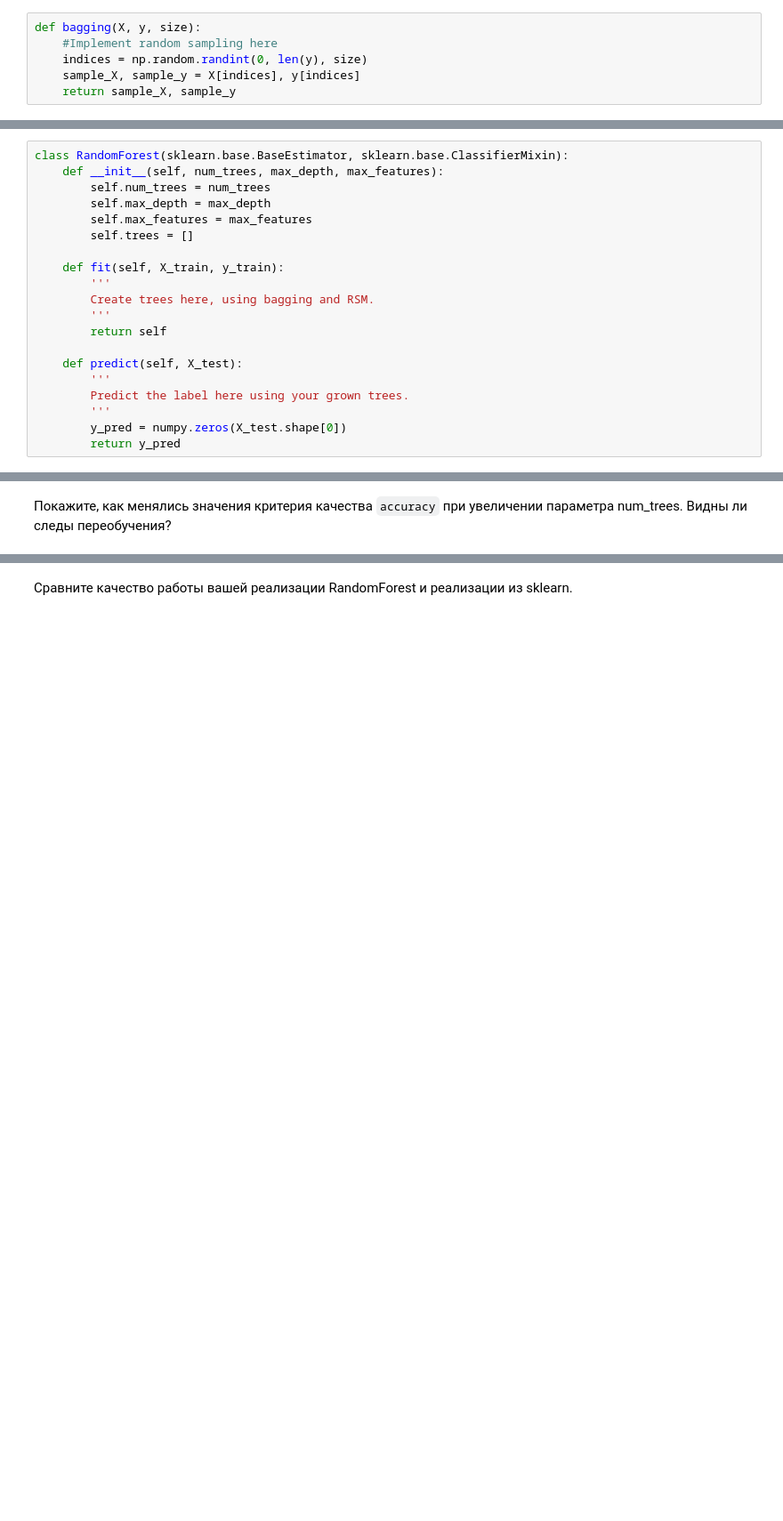
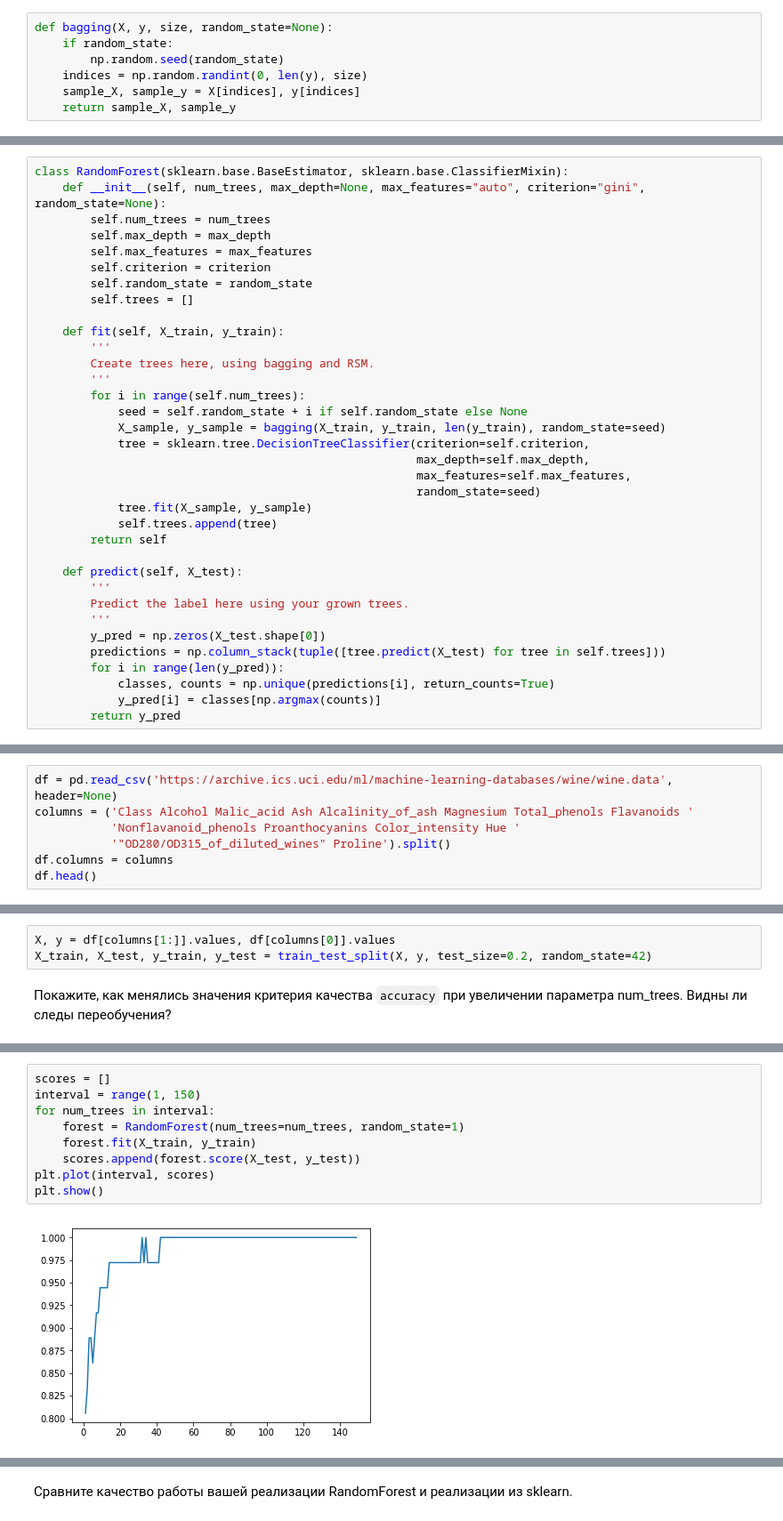
Before and after one commit to AVKrepo/MachineLearningMIPT, a Jupyter notebook: hw3/ML2018_Kosov_task3.ipynb, the cells around one changed output, grey strips where cells are left out. Shown at 89% size. Drawn from its saved outputs; the diff is of its cells as text; blank space fills up the shorter version.

```diff
--- a/hw3/ML2018_Kosov_task3.ipynb
+++ b/hw3/ML2018_Kosov_task3.ipynb
@@ -93,6 +98,7 @@ X = np.array([[1, 2, 3, 4, 5],
 # %%
-def bagging(X, y, size):
-    #Implement random sampling here
+def bagging(X, y, size, random_state=None):
+    if random_state:
+        np.random.seed(random_state)
     indices = np.random.randint(0, len(y), size)
     sample_X, sample_y = X[indices], y[indices]
     return sample_X, sample_y
@@ -105,22 +105,37 @@ bagging(X, y, 3)
 # %%
 class RandomForest(sklearn.base.BaseEstimator, sklearn.base.ClassifierMixin):
-    def __init__(self, num_trees, max_depth, max_features):
+    def __init__(self, num_trees, max_depth=None, max_features="auto", criterion="gini", random_state=None):
         self.num_trees = num_trees
         self.max_depth = max_depth
         self.max_features = max_features
+        self.criterion = criterion
+        self.random_state = random_state
         self.trees = []
 
     def fit(self, X_train, y_train):
         '''
         Create trees here, using bagging and RSM.
         '''
+        for i in range(self.num_trees):
+            seed = self.random_state + i if self.random_state else None
+            X_sample, y_sample = bagging(X_train, y_train, len(y_train), random_state=seed)
+            tree = sklearn.tree.DecisionTreeClassifier(criterion=self.criterion,
+                                                       max_depth=self.max_depth,
+                                                       max_features=self.max_features,
+                                                       random_state=seed)
+            tree.fit(X_sample, y_sample)
+            self.trees.append(tree)
         return self
 
     def predict(self, X_test):
         '''
         Predict the label here using your grown trees.
         '''
-        y_pred = numpy.zeros(X_test.shape[0])
+        y_pred = np.zeros(X_test.shape[0])
+        predictions = np.column_stack(tuple([tree.predict(X_test) for tree in self.trees]))
+        for i in range(len(y_pred)):
+            classes, counts = np.unique(predictions[i], return_counts=True)
+            y_pred[i] = classes[np.argmax(counts)]
         return y_pred
 # %% [markdown]
 ### Тестирование (15%)
@@ -130,0 +144,7 @@ class RandomForest(sklearn.base.BaseEstimator, sklearn.base.ClassifierMixin):
+# %%
+df = pd.read_csv('https://archive.ics.uci.edu/ml/machine-learning-databases/wine/wine.data', header=None)
+columns = ('Class Alcohol Malic_acid Ash Alcalinity_of_ash Magnesium Total_phenols Flavanoids '
+           'Nonflavanoid_phenols Proanthocyanins Color_intensity Hue '
+           '"OD280/OD315_of_diluted_wines" Proline').split()
+df.columns = columns
+df.head()
@@ -131,2 +158,5 @@ class RandomForest(sklearn.base.BaseEstimator, sklearn.base.ClassifierMixin):
+# %%
+X, y = df[columns[1:]].values, df[columns[0]].values
+X_train, X_test, y_train, y_test = train_test_split(X, y, test_size=0.2, random_state=42)
 # %% [markdown]
 Покажите, как менялись значения критерия качества `accuracy` при увеличении параметра num_trees. Видны ли следы переобучения?
@@ -134,0 +163,11 @@ class RandomForest(sklearn.base.BaseEstimator, sklearn.base.ClassifierMixin):
+# %%
+scores = []
+interval = range(1, 150)
+for num_trees in interval:
+    forest = RandomForest(num_trees=num_trees, random_state=1)
+    forest.fit(X_train, y_train)
+    scores.append(forest.score(X_test, y_test))
+plt.plot(interval, scores)
+plt.show()
+# %% [output]
+[figure, added]
```
Also changed, not shown: parts of 16 cells of this notebook.
